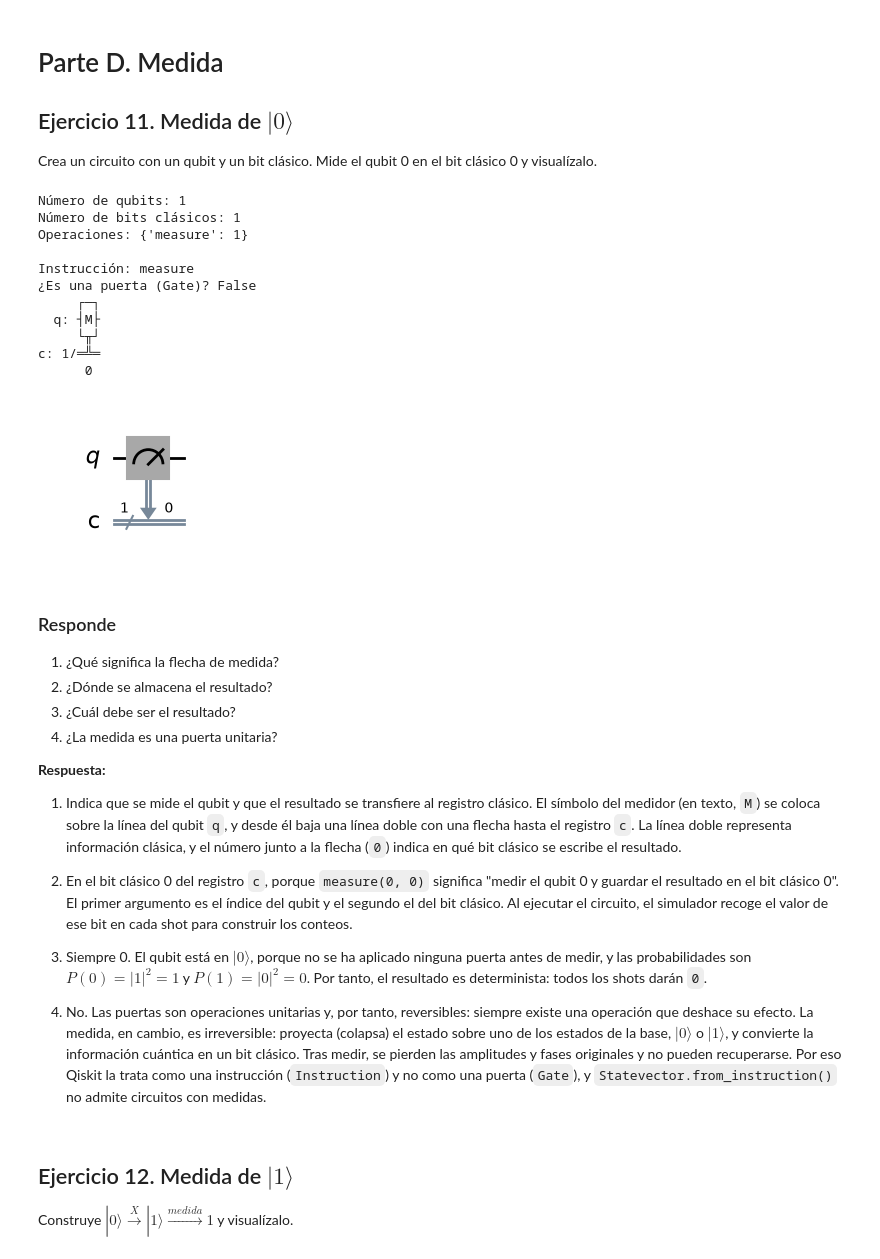
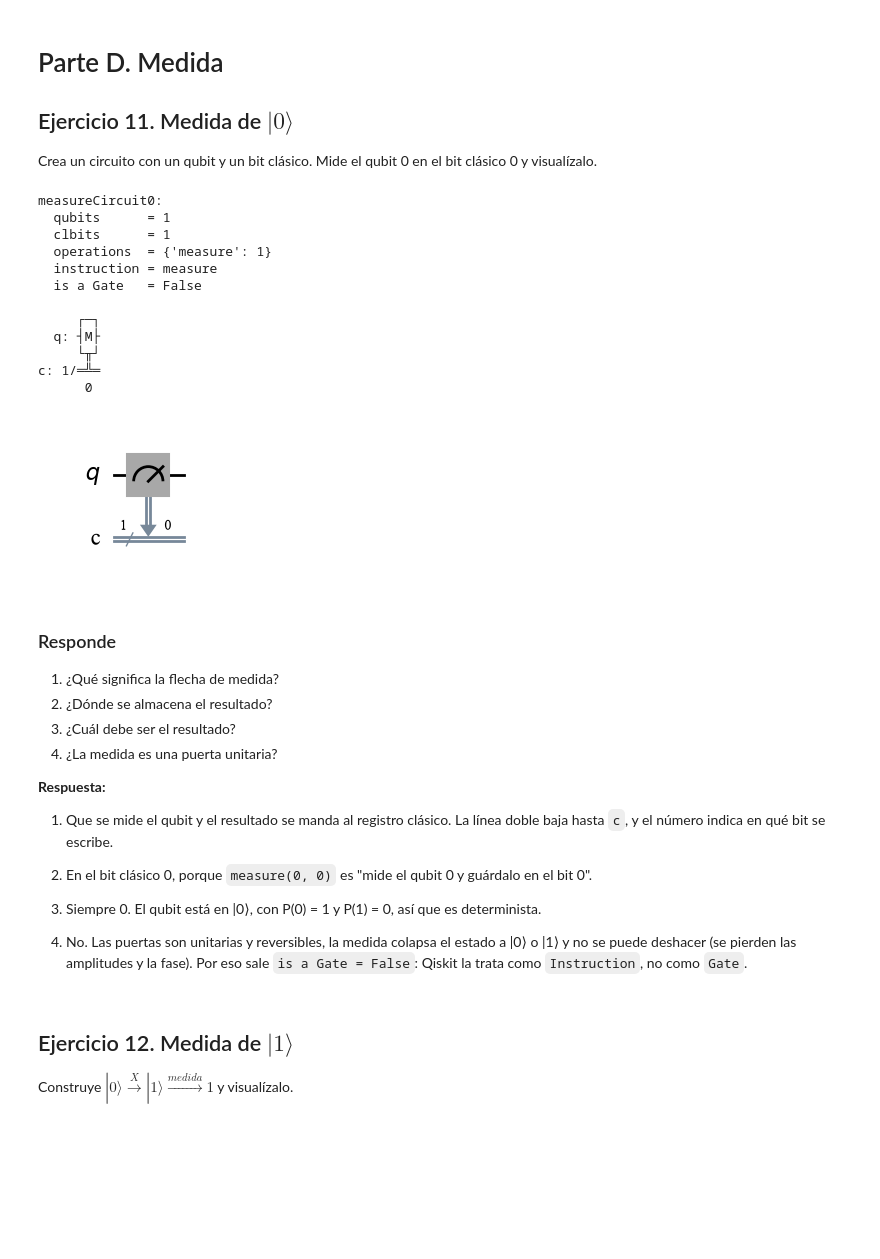
Before and after one commit to SashVqz/cocu, a Jupyter notebook: tema2/practica01.ipynb, the cells around one changed output. Drawn from its saved outputs; the diff is of its cells as text; code cells hidden in the pictures; blank space fills up the shorter version.

```diff
--- a/tema2/practica01.ipynb
+++ b/tema2/practica01.ipynb
@@ -560,36 +591,36 @@ X² =
 ## Ejercicio 11. Medida de $|0\rangle$
 
 Crea un circuito con un qubit y un bit clásico. Mide el qubit 0 en el bit clásico 0 y visualízalo.
-# %%
-from qiskit.circuit import Gate
-
-circuito_medida_0 = QuantumCircuit(1, 1)
-
-circuito_medida_0.measure(0, 0)
-
-print("Número de qubits:", circuito_medida_0.num_qubits)
-print("Número de bits clásicos:", circuito_medida_0.num_clbits)
-print("Operaciones:", dict(circuito_medida_0.count_ops()))
-
-instruccion_medida = circuito_medida_0.data[0].operation
-print("\nInstrucción:", instruccion_medida.name)
-print("¿Es una puerta (Gate)?", isinstance(instruccion_medida, Gate))
-
-print(circuito_medida_0.draw())
-circuito_medida_0.draw("mpl")
-# %% [output]
-Número de qubits: 1
-Número de bits clásicos: 1
-Operaciones: {'measure': 1}
-
-Instrucción: measure
-¿Es una puerta (Gate)? False
-     ┌─┐
-  q: ┤M├
-     └╥┘
-c: 1/═╩═
-      0
-[figure, removed]
+# %%
+measureCircuit0 = QuantumCircuit(1, 1)
+measureCircuit0.measure(0, 0)
+
+instruction = measureCircuit0.data[0].operation
+
+print("measureCircuit0:")
+print(f"  qubits      = {measureCircuit0.num_qubits}")
+print(f"  clbits      = {measureCircuit0.num_clbits}")
+print(f"  operations  = {dict(measureCircuit0.count_ops())}")
+print(f"  instruction = {instruction.name}")
+print(f"  is a Gate   = {isinstance(instruction, Gate)}")
+print()
+print(measureCircuit0.draw())
+
+measureCircuit0.draw("mpl")
+# %% [output]
+measureCircuit0:
+  qubits      = 1
+  clbits      = 1
+  operations  = {'measure': 1}
+  instruction = measure
+  is a Gate   = False
+
+     ┌─┐
+  q: ┤M├
+     └╥┘
+c: 1/═╩═
+      0
+[figure, added]
 # %% [markdown]
 ### Responde
 
@@ -600,13 +631,13 @@ c: 1/═╩═
 
 **Respuesta:**
 
-1. Indica que se mide el qubit y que el resultado se transfiere al registro clásico. El símbolo del medidor (en texto, `M`) se coloca sobre la línea del qubit `q`, y desde él baja una línea doble con una flecha hasta el registro `c`. La línea doble representa información clásica, y el número junto a la flecha (`0`) indica en qué bit clásico se escribe el resultado.
+1. Que se mide el qubit y el resultado se manda al registro clásico. La línea doble baja hasta `c`, y el número indica en qué bit se escribe.
 
-2. En el bit clásico 0 del registro `c`, porque `measure(0, 0)` significa "medir el qubit 0 y guardar el resultado en el bit clásico 0". El primer argumento es el índice del qubit y el segundo el del bit clásico. Al ejecutar el circuito, el simulador recoge el valor de ese bit en cada shot para construir los conteos.
+2. En el bit clásico 0, porque `measure(0, 0)` es "mide el qubit 0 y guárdalo en el bit 0".
 
-3. Siempre 0. El qubit está en $|0\rangle$, porque no se ha aplicado ninguna puerta antes de medir, y las probabilidades son $P(0) = |1|^2 = 1$ y $P(1) = |0|^2 = 0$. Por tanto, el resultado es determinista: todos los shots darán `0`.
+3. Siempre 0. El qubit está en |0⟩, con P(0) = 1 y P(1) = 0, así que es determinista.
 
-4. No. Las puertas son operaciones unitarias y, por tanto, reversibles: siempre existe una operación que deshace su efecto. La medida, en cambio, es irreversible: proyecta (colapsa) el estado sobre uno de los estados de la base, $|0\rangle$ o $|1\rangle$, y convierte la información cuántica en un bit clásico. Tras medir, se pierden las amplitudes y fases originales y no pueden recuperarse. Por eso Qiskit la trata como una instrucción (`Instruction`) y no como una puerta (`Gate`), y `Statevector.from_instruction()` no admite circuitos con medidas.
+4. No. Las puertas son unitarias y reversibles, la medida colapsa el estado a |0⟩ o |1⟩ y no se puede deshacer (se pierden las amplitudes y la fase). Por eso sale `is a Gate = False`: Qiskit la trata como `Instruction`, no como `Gate`.
 # %% [markdown]
 ## Ejercicio 12. Medida de $|1\rangle$
 Construye $|0\rangle\xrightarrow{X}|1\rangle\xrightarrow{medida}1$ y visualízalo.
```
Also changed, not shown: parts of 90 cells of this notebook, 4 other files.
